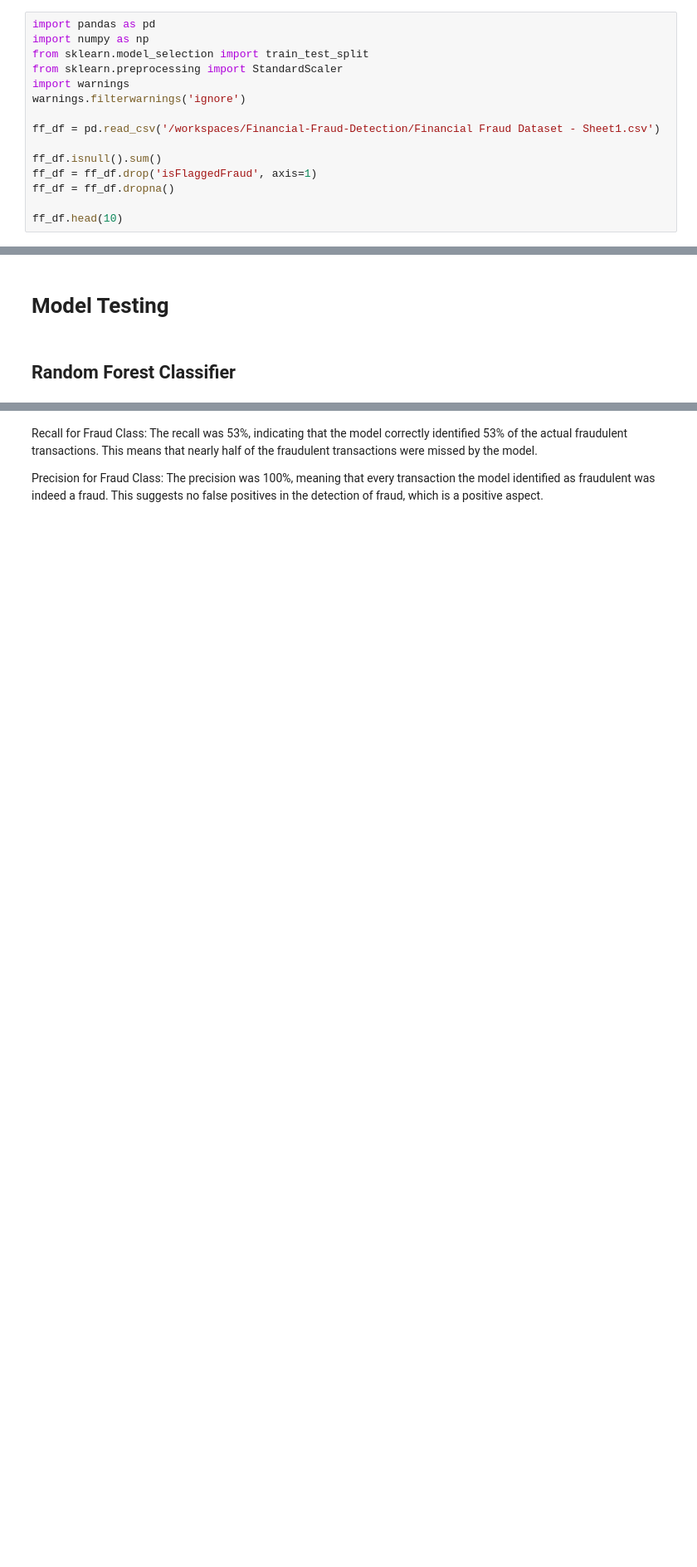
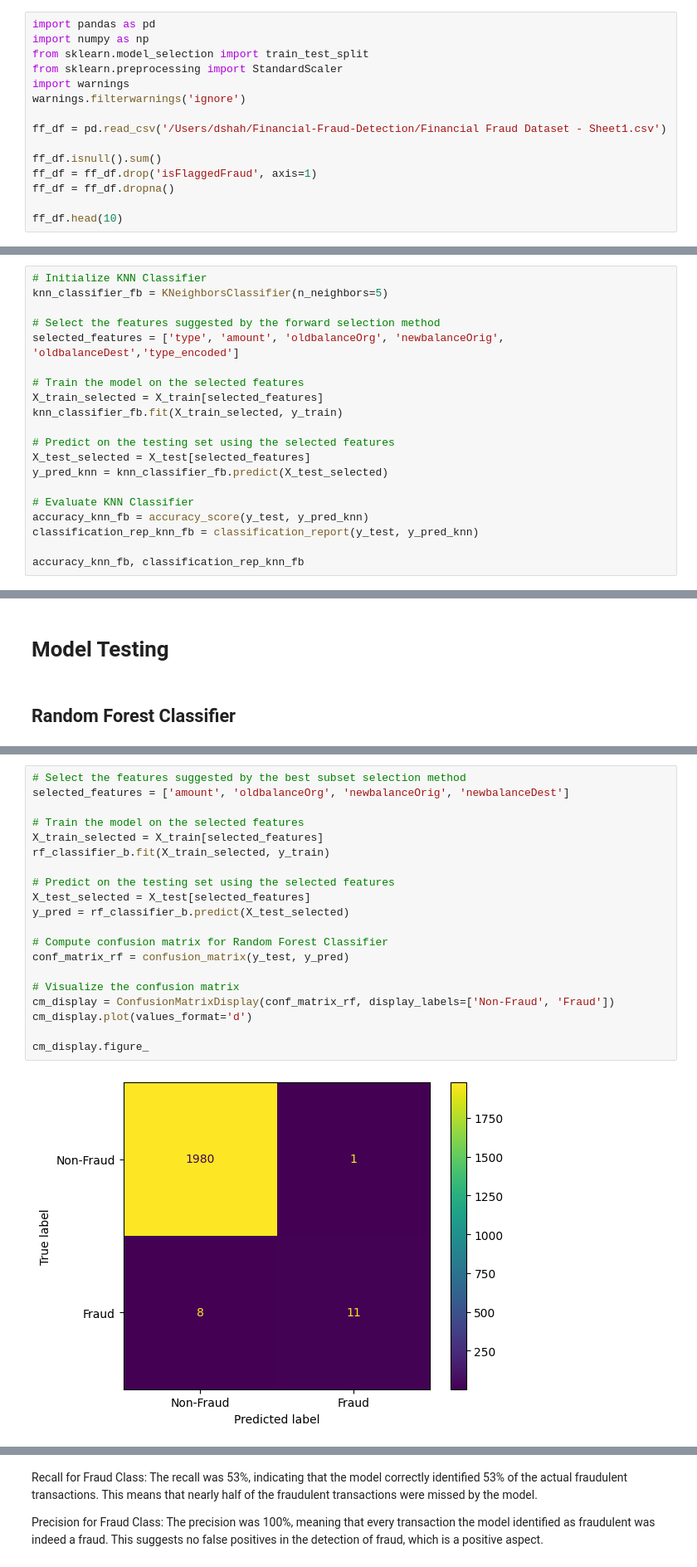
Before and after one commit to Dshah0623/Financial-Fraud-Detection, a Jupyter notebook: FinancialFraudDetection.ipynb, the cells around one changed output, grey strips where cells are left out. Shown at 83% size. Cells and saved outputs as stored; diff of their text form; blank space fills up the shorter version.

Commit message:
added confusion for extra models and fixed syntax for different  classifiers

```diff
--- a/FinancialFraudDetection.ipynb
+++ b/FinancialFraudDetection.ipynb
@@ -8,7 +8,7 @@ from sklearn.preprocessing import StandardScaler
 import warnings
 warnings.filterwarnings('ignore')
 
-ff_df = pd.read_csv('/workspaces/Financial-Fraud-Detection/Financial Fraud Dataset - Sheet1.csv')
+ff_df = pd.read_csv('/Users/dshah/Financial-Fraud-Detection/Financial Fraud Dataset - Sheet1.csv')
 
 ff_df.isnull().sum()
 ff_df = ff_df.drop('isFlaggedFraud', axis=1)
@@ -293,0 +336,20 @@ accuracy_knn, classification_rep_knn
+# %%
+# Initialize KNN Classifier
+knn_classifier_fb = KNeighborsClassifier(n_neighbors=5)
+
+# Select the features suggested by the forward selection method
+selected_features = ['type', 'amount', 'oldbalanceOrg', 'newbalanceOrig', 'oldbalanceDest','type_encoded']
+
+# Train the model on the selected features
+X_train_selected = X_train[selected_features]
+knn_classifier_fb.fit(X_train_selected, y_train)
+
+# Predict on the testing set using the selected features
+X_test_selected = X_test[selected_features]
+y_pred_knn = knn_classifier_fb.predict(X_test_selected)
+
+# Evaluate KNN Classifier
+accuracy_knn_fb = accuracy_score(y_test, y_pred_knn)
+classification_rep_knn_fb = classification_report(y_test, y_pred_knn)
+
+accuracy_knn_fb, classification_rep_knn_fb
@@ -311,0 +377,22 @@ cm_display.figure_
+# %%
+# Select the features suggested by the best subset selection method
+selected_features = ['amount', 'oldbalanceOrg', 'newbalanceOrig', 'newbalanceDest']
+
+# Train the model on the selected features
+X_train_selected = X_train[selected_features]
+rf_classifier_b.fit(X_train_selected, y_train)
+
+# Predict on the testing set using the selected features
+X_test_selected = X_test[selected_features]
+y_pred = rf_classifier_b.predict(X_test_selected)
+
+# Compute confusion matrix for Random Forest Classifier
+conf_matrix_rf = confusion_matrix(y_test, y_pred)
+
+# Visualize the confusion matrix
+cm_display = ConfusionMatrixDisplay(conf_matrix_rf, display_labels=['Non-Fraud', 'Fraud'])
+cm_display.plot(values_format='d')
+
+cm_display.figure_
+# %% [output]
+[figure, added]
```
Also changed, not shown: parts of 21 cells of this notebook.
